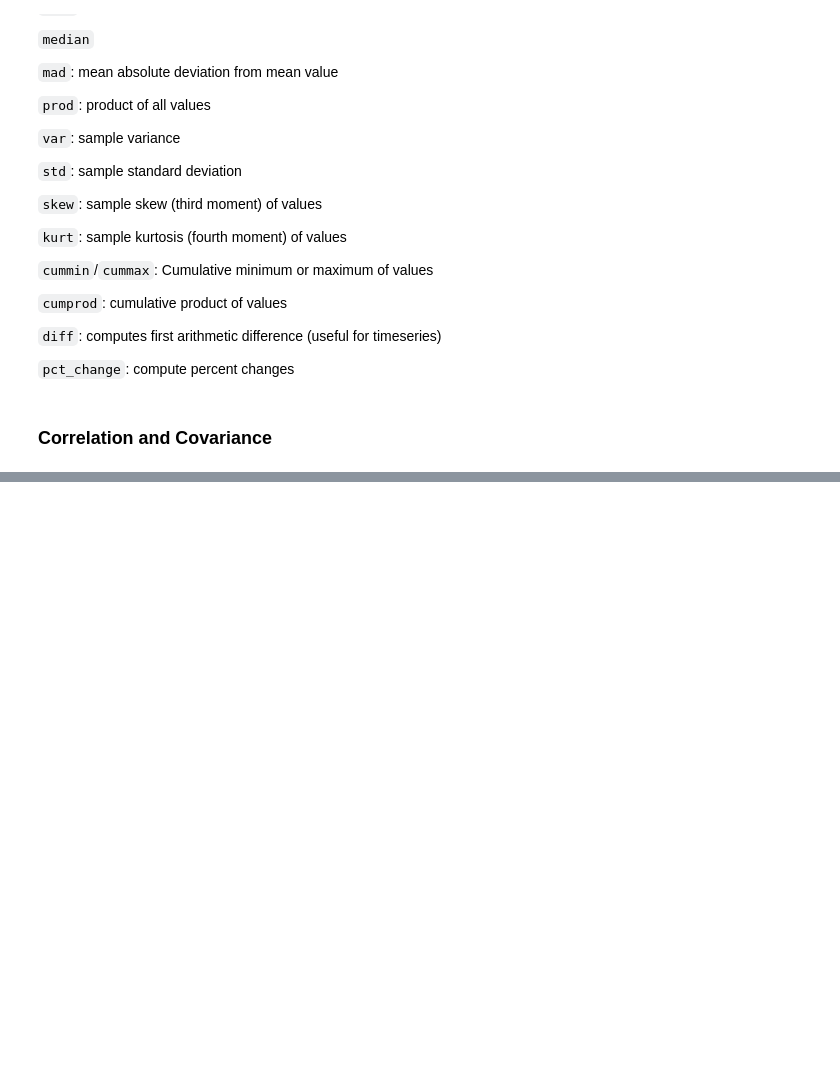
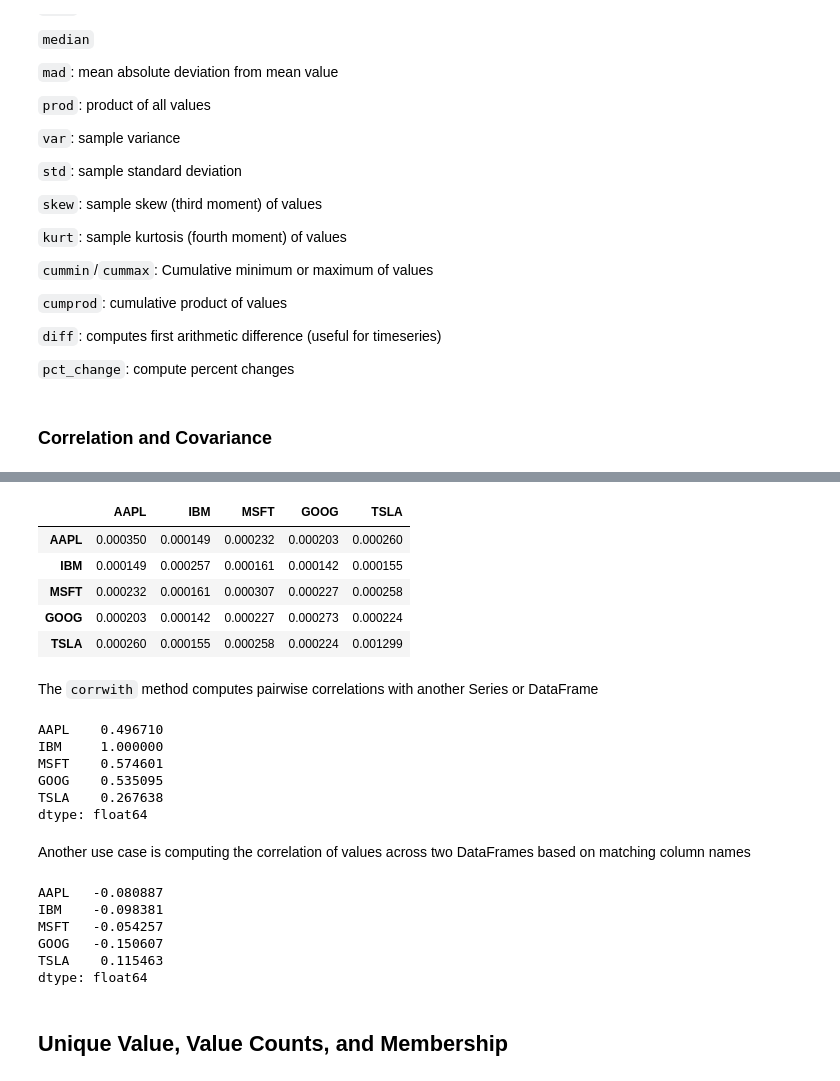
Before and after one commit to segoldma/python-errata, a Jupyter notebook: python_for_data_analysis.ipynb, the cells around one changed output, grey strips where cells are left out. Cells and saved outputs as stored; diff of their text form; code cells hidden in the pictures; blank space fills up the shorter version.

```diff
--- a/python_for_data_analysis.ipynb
+++ b/python_for_data_analysis.ipynb
@@ -1573,0 +1642,33 @@ df.describe()
+# %%
+returns.cov()
+# %% [output]
+|  | AAPL | IBM | MSFT | GOOG | TSLA |
+| AAPL | 0.000350 | 0.000149 | 0.000232 | 0.000203 | 0.000260 |
+| IBM | 0.000149 | 0.000257 | 0.000161 | 0.000142 | 0.000155 |
+| MSFT | 0.000232 | 0.000161 | 0.000307 | 0.000227 | 0.000258 |
+| GOOG | 0.000203 | 0.000142 | 0.000227 | 0.000273 | 0.000224 |
+| TSLA | 0.000260 | 0.000155 | 0.000258 | 0.000224 | 0.001299 |
+# %% [markdown]
+The `corrwith` method computes pairwise correlations with another Series or DataFrame
+# %%
+returns.corrwith(returns.IBM)
+# %% [output]
+AAPL    0.496710
+IBM     1.000000
+MSFT    0.574601
+GOOG    0.535095
+TSLA    0.267638
+dtype: float64
+# %% [markdown]
+Another use case is computing the correlation of values across two DataFrames based on matching column names
+# %%
+returns.corrwith(volume)
+# %% [output]
+AAPL   -0.080887
+IBM    -0.098381
+MSFT   -0.054257
+GOOG   -0.150607
+TSLA    0.115463
+dtype: float64
+# %% [markdown]
+## Unique Value, Value Counts, and Membership
```
Also changed, not shown: parts of 37 cells of this notebook.
